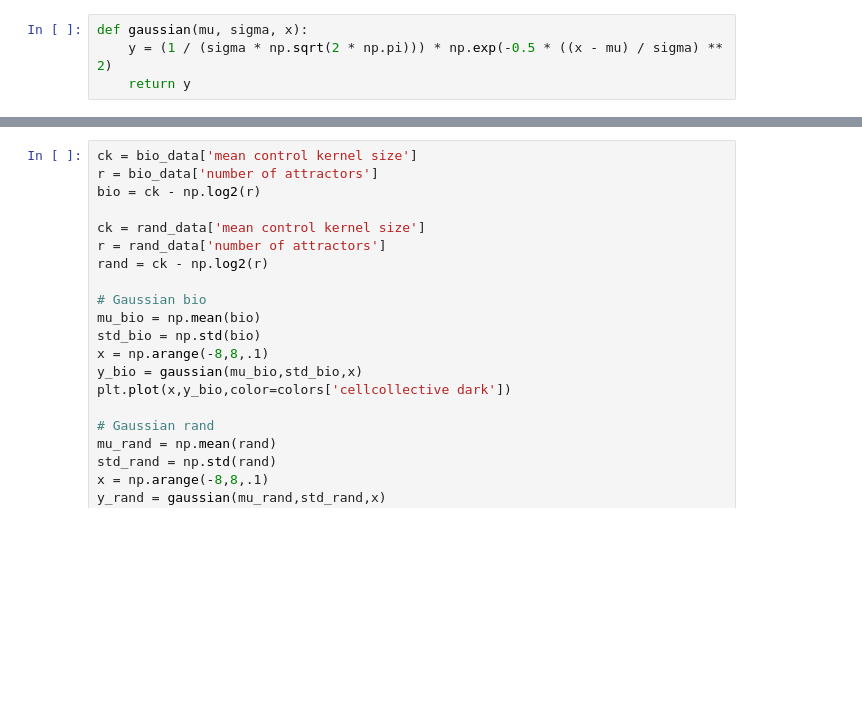
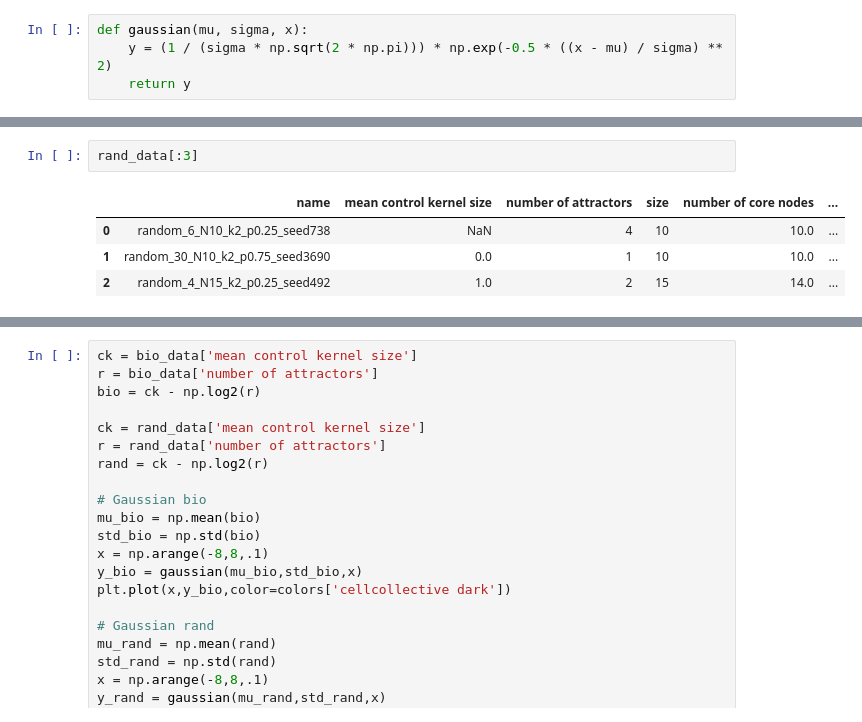
Before and after one commit to EnricoBorriello/Control-Kernel--Difficult-Control, a Jupyter notebook: Plots_variance.ipynb, the cells around one changed output, grey strips where cells are left out. Cells and saved outputs as stored; diff of their text form; blank space fills up the shorter version.

```diff
--- a/Plots_variance.ipynb
+++ b/Plots_variance.ipynb
@@ -56,0 +35,7 @@ plt.show()
+# %%
+rand_data[:3]
+# %% [output]
+|  | name | mean control kernel size | number of attractors | size | number of core nodes | ... |
+| 0 | random_6_N10_k2_p0.25_seed738 | NaN | 4 | 10 | 10.0 | ... |
+| 1 | random_30_N10_k2_p0.75_seed3690 | 0.0 | 1 | 10 | 10.0 | ... |
+| 2 | random_4_N15_k2_p0.25_seed492 | 1.0 | 2 | 15 | 14.0 | ... |
```
Also changed, not shown: parts of 31 cells of this notebook, 2 other files.
